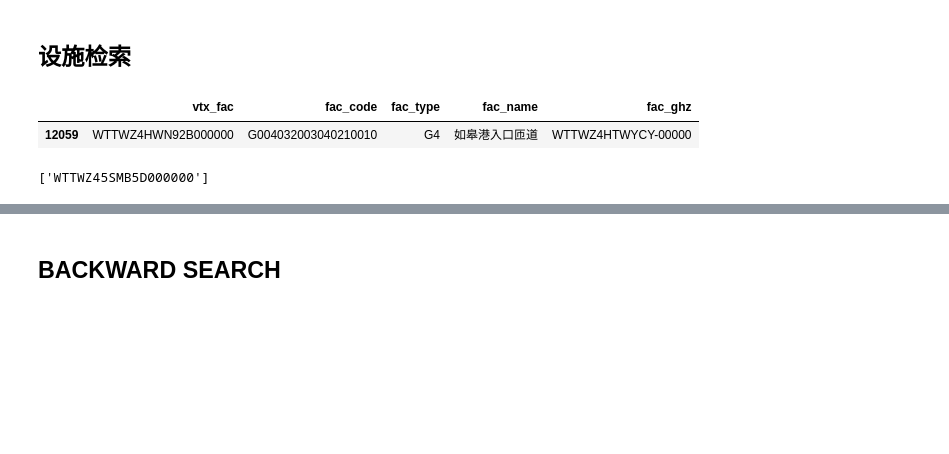
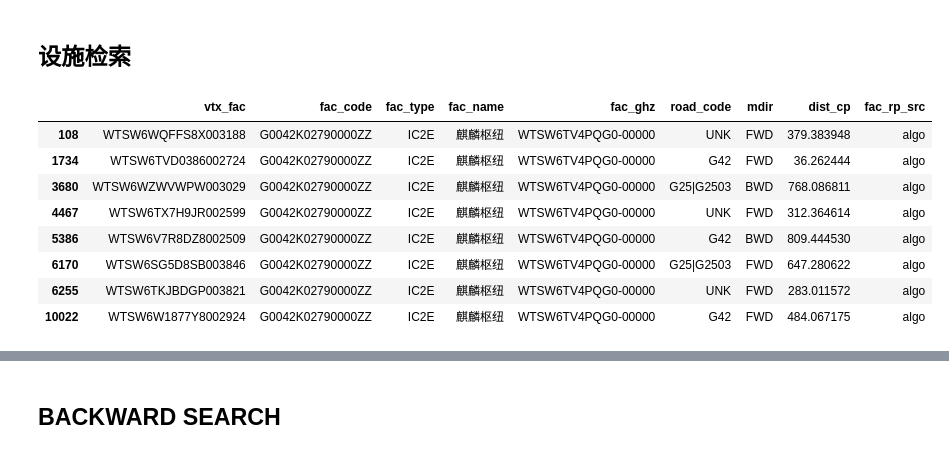
Before and after one commit to SeikaScarlet/cprn, a Jupyter notebook: jnb/app/fac_topo_search.ipynb, the cells around one changed output, grey strips where cells are left out. Saved outputs shown, nothing was run; the diff lists cells and outputs as text; code cells hidden in the pictures; blank space fills up the shorter version.

```diff
--- a/jnb/app/fac_topo_search.ipynb
+++ b/jnb/app/fac_topo_search.ipynb
@@ -16,6 +16,6 @@ last update : 2025-10-29
 
 import pandas as pd
 
-PATH_FOLDER_CPRN_PAYLOAD : str = r'/Users/seika/sync/lab_works/taisl/cprn_payload/cprn_models/'
-MODELNAME_CPRN_BASE : str = 'CPRN_DG_BASE_JS_FUSIONMAP_V416_251028_77387ff4e6adc9c4e2a2e831d15c37cdd7a58a51a160f9660ea0b760b127e3f2.tar.gz'
-MODELNAME_CPRN_FACBIND_SHORT : str = 'CPRN_DG_FAC_EMBD_JS_FUSIONMAP_SHORTEN_V416_251029_8b1d62b7fc37645cc552e84c6aca9eef6cf8dd0a88f3738f595568dd4a8baf1e.tar.gz'
+PATH_FOLDER_CPRN_PAYLOAD : str = r'/Users/seika/sync/lab_works/taisl/cprn_payload/cprn_models/CPRN_JS_V417/'
+MODELNAME_CPRN_BASE : str = 'CPRN_DG_FAC_EMBD_JS_FUSIONMAP_V417_251105_baaac0479ee7a4ea48b18a07d053cabc754eea0a5f7f696bc5a7437f50ec7e00.tar.gz'
+MODELNAME_CPRN_FACBIND_SHORT : str = 'CPRN_DG_FAC_EMBD_JS_FUSIONMAP_SHORTEN_V417_251105_ab5083814993673ac4ecd9863a3013d8428c9c62743d44785df13f1b31dbbacd.tar.gz'
@@ -39,7 +36,7 @@ DiGraph with 45050 nodes and 48975 edges
 ## 🅰 Retrieve Facility List
 # %%
 from cprn.model.topo.topo_search import CprnTopoSearch as CTS
-df_facs = CTS.list_fac_df(dg_cprn_short)
+df_facs = CTS.list_fac_df(dg_cprn_facbind_short)
 
 print(f"fetched {len(df_facs)} facilities from embeded CPRN model")
 
@@ -76,12 +69,15 @@ dg_cprn_short.nodes['WTTMB65GDQGX000000'].get('lst_fac_attr')
 # %% [markdown]
 ## 设施检索
 # %%
-df_facs.query(" fac_code == 'G004032003040210010' ")
+df_facs.query(" fac_code == 'G0042K02790000ZZ' and fac_type == 'IC2E' ")
 # %% [output]
-|  | vtx_fac | fac_code | fac_type | fac_name | fac_ghz |
-| 12059 | WTTWZ4HWN92B000000 | G004032003040210010 | G4 | 如皋港入口匝道 | WTTWZ4HTWYCY-00000 |
+|  | vtx_fac | fac_code | fac_type | fac_name | fac_ghz | road_code | mdir | dist_cp | fac_rp_src |
+| 108 | WTSW6WQFFS8X003188 | G0042K02790000ZZ | IC2E | 麒麟枢纽 | WTSW6TV4PQG0-00000 | UNK | FWD | 379.383948 | algo |
+| 1734 | WTSW6TVD0386002724 | G0042K02790000ZZ | IC2E | 麒麟枢纽 | WTSW6TV4PQG0-00000 | G42 | FWD | 36.262444 | algo |
+| 3680 | WTSW6WZWVWPW003029 | G0042K02790000ZZ | IC2E | 麒麟枢纽 | WTSW6TV4PQG0-00000 | G25|G2503 | BWD | 768.086811 | algo |
+| 4467 | WTSW6TX7H9JR002599 | G0042K02790000ZZ | IC2E | 麒麟枢纽 | WTSW6TV4PQG0-00000 | UNK | FWD | 312.364614 | algo |
+| 5386 | WTSW6V7R8DZ8002509 | G0042K02790000ZZ | IC2E | 麒麟枢纽 | WTSW6TV4PQG0-00000 | G42 | BWD | 809.444530 | algo |
+| 6170 | WTSW6SG5D8SB003846 | G0042K02790000ZZ | IC2E | 麒麟枢纽 | WTSW6TV4PQG0-00000 | G25|G2503 | FWD | 647.280622 | algo |
+| 6255 | WTSW6TKJBDGP003821 | G0042K02790000ZZ | IC2E | 麒麟枢纽 | WTSW6TV4PQG0-00000 | UNK | FWD | 283.011572 | algo |
+| 10022 | WTSW6W1877Y8002924 | G0042K02790000ZZ | IC2E | 麒麟枢纽 | WTSW6TV4PQG0-00000 | G42 | FWD | 484.067175 | algo |
-# %%
-list(dg_cprn_short.successors('WTTWZ4HWN92B000000'))
-# %% [output]
-['WTTWZ45SMB5D000000']
 # %%
```
Also changed, not shown: parts of 19 cells of this notebook, 8 other files.
